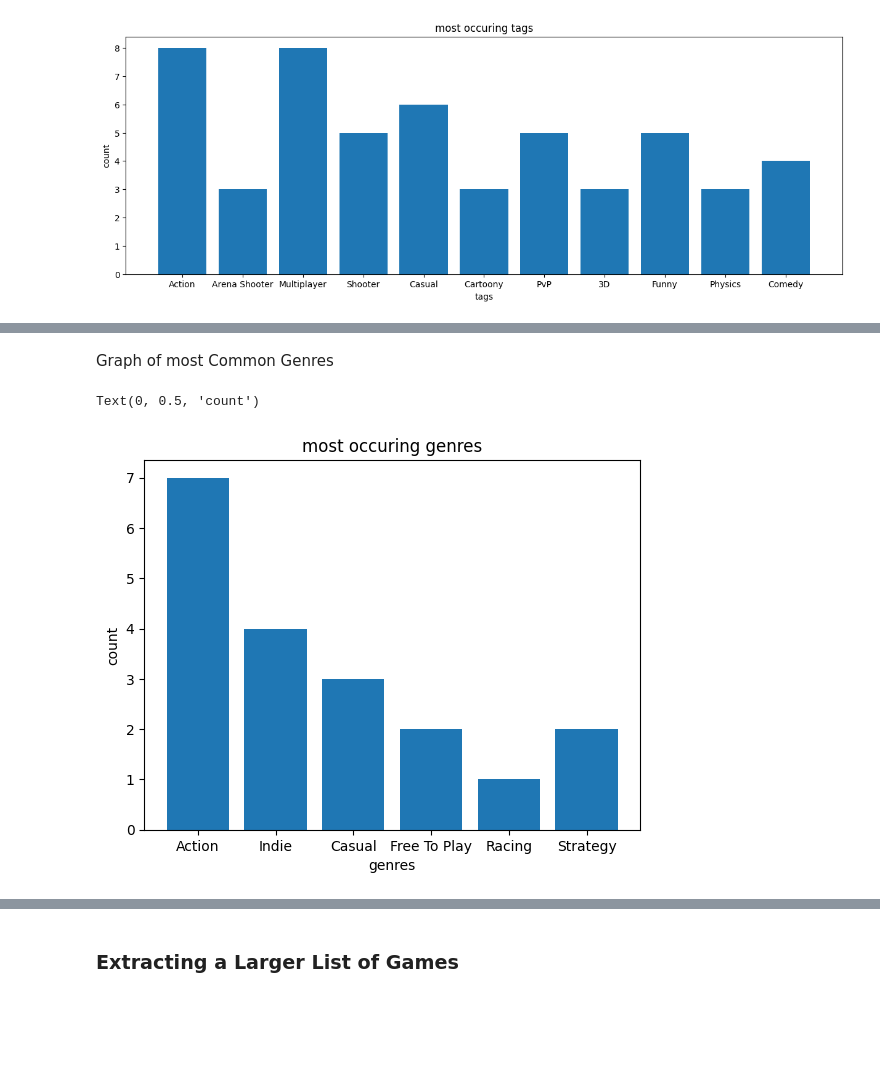
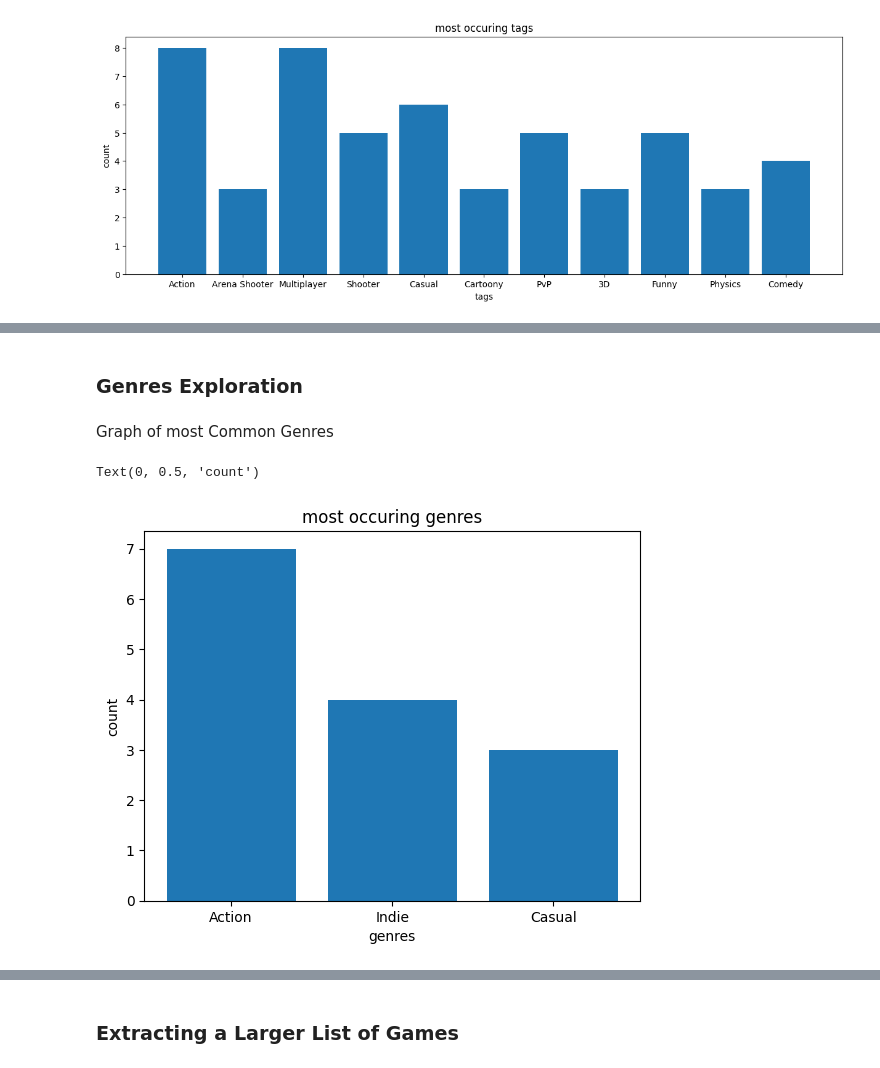
Before and after one commit to bluecoder777/Game-Promotion-Analysis, a Jupyter notebook: SteamGames.ipynb, the cells around one changed output, grey strips where cells are left out. Saved outputs shown, nothing was run; the diff lists cells and outputs as text; code cells hidden in the pictures; blank space fills up the shorter version.

```diff
--- a/SteamGames.ipynb
+++ b/SteamGames.ipynb
@@ -60,6 +61,8 @@ def get_genres_and_tags(app_id):
 gendict = {}
 tagdict = {}
 
+all_gens = []
+all_tags = []
 
 for id in id_list:
     app_id = id
@@ -78,3 +81,8 @@ for id in id_list:
             tagdict[tag] = 1
         else:
             tagdict[tag] = tagdict[tag] + 1
+
+
+    #for wordcloud create a Total List of both gens and tags
+    all_gens.extend(gens)
+    all_tags.extend(tags)
@@ -133,10 +169,17 @@ Text(0, 0.5, 'count')
+# %% [markdown]
+### Genres Exploration
 # %% [markdown]
 Graph of most Common Genres
 # %%
-plt.bar(gendict.keys(), gendict.values())
+gendict2 = {}
+for k in gendict.keys():
+    if k not in ["Free To Play", "Racing", "Strategy"]:
+        gendict2[k] = gendict[k]
+
+plt.bar(gendict2.keys(), gendict2.values())
 plt.title("most occuring genres")
 plt.xlabel("genres")
 plt.ylabel("count")
 # %% [output]
 Text(0, 0.5, 'count')
-[figure, old version]
+[figure, new version]
```
Also changed, not shown: parts of 12 cells of this notebook.
